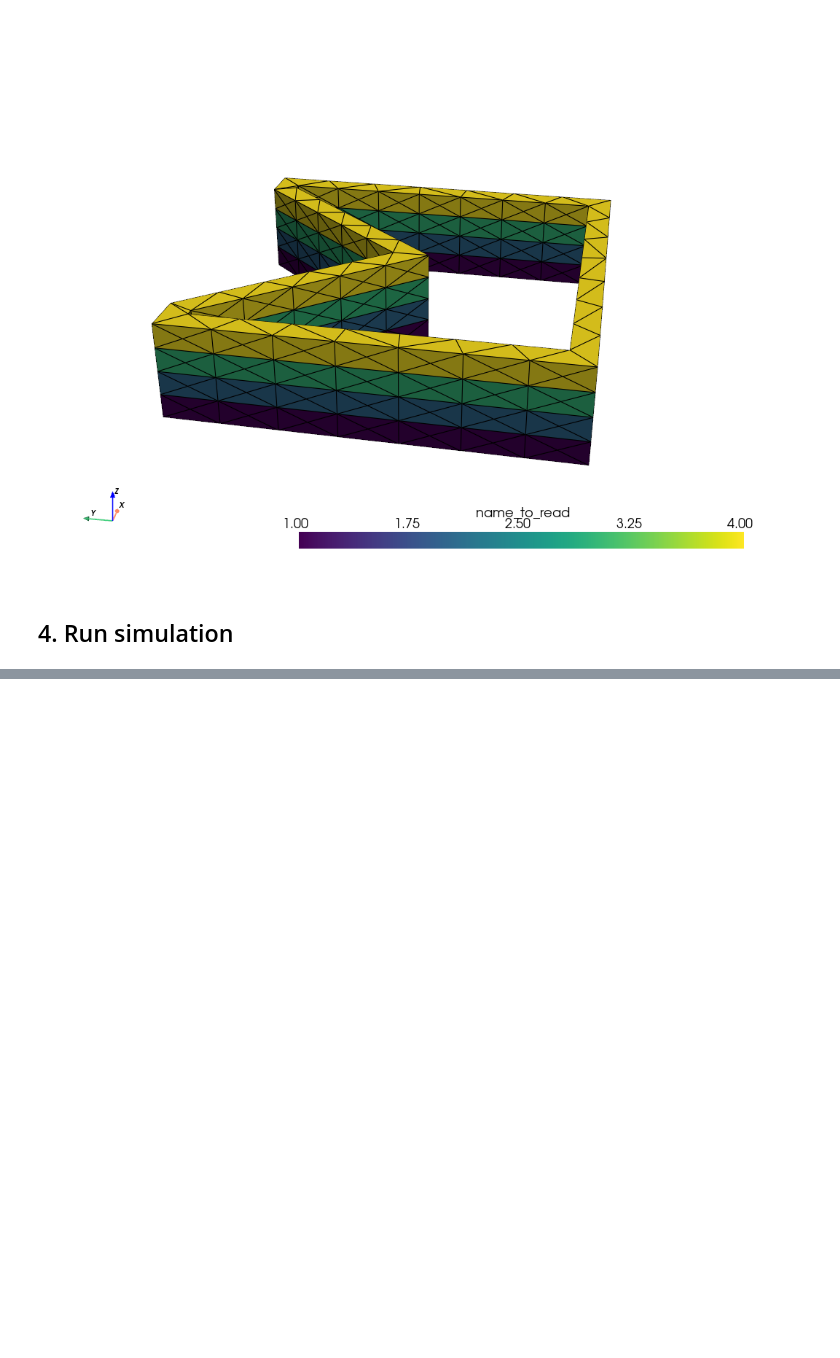
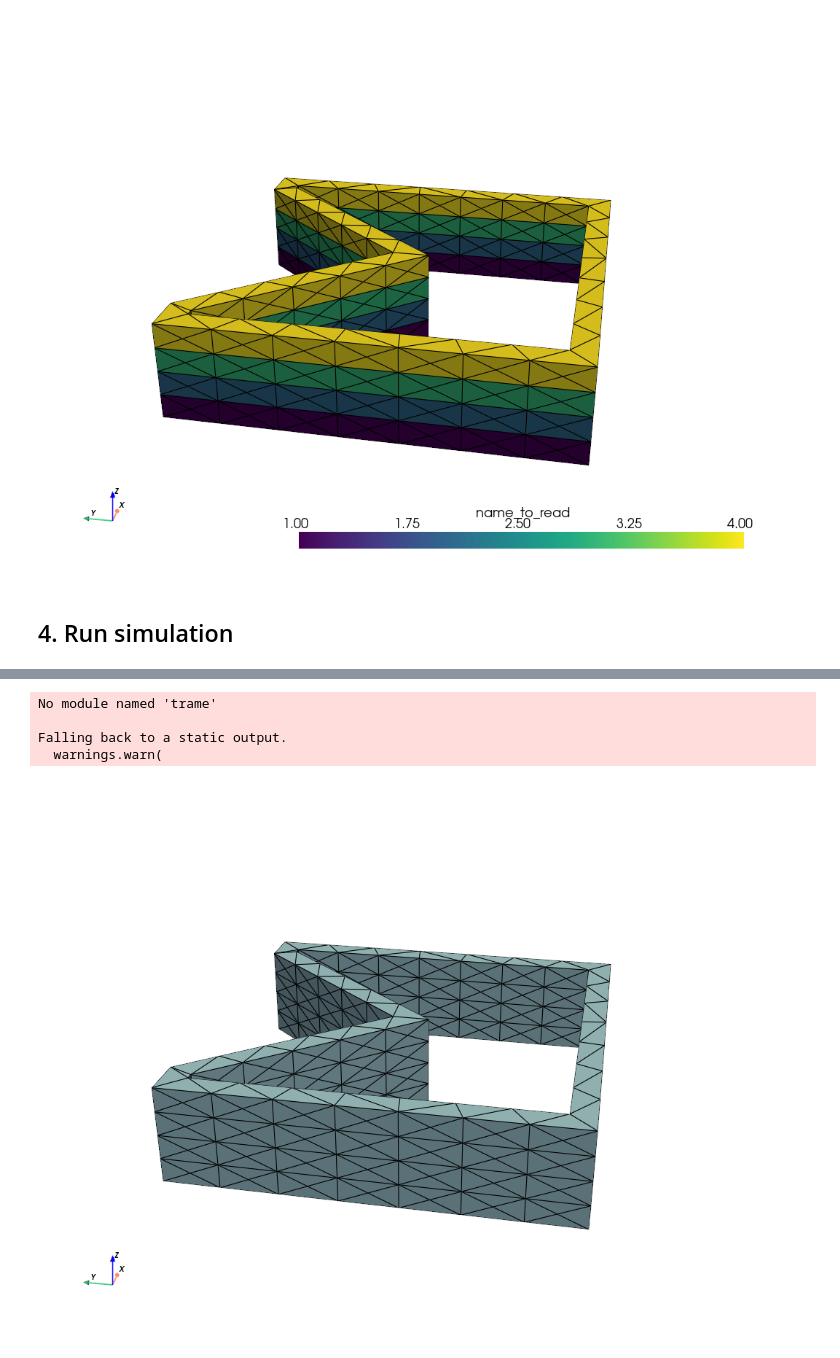
Before and after one commit to BAMresearch/amworkflow, a Jupyter notebook: examples/toy/toy.ipynb, the cells around one changed output, grey strips where cells are left out. Saved outputs shown, nothing was run; the diff lists cells and outputs as text; code cells hidden in the pictures; blank space fills up the shorter version.

```diff
--- a/examples/toy/toy.ipynb
+++ b/examples/toy/toy.ipynb
@@ -125,2 +142,6 @@ pd.read_csv(OUTPUT / f"{OUTPUT_NAME}.csv")
  PosixPath('/home/araderma/Documents/03_codes/amworkflow/examples/toy/output_notebook/toy.xdmf'),
  PosixPath('/home/araderma/Documents/03_codes/amworkflow/examples/toy/output_notebook/toy.stp')]
+# %%
+with open(OUTPUT / f"{OUTPUT_NAME}.gcode") as f:
+    lines = [line for line in f]
+print("".join(lines))
@@ -177,0 +268,11 @@ Falling back to a static output.
+# %%
+# display xdmf
+mesh = pv.read(OUTPUT / f"{OUTPUT_NAME}_sim_structure.xdmf")
+#mesh.plot(cpos='xz', show_edges=True)
+mesh.plot(cpos=[-10, -2, 5], show_edges=True)
+# %% [output]
+No module named 'trame'
+
+Falling back to a static output.
+  warnings.warn(
+[figure, added]
```
Also changed, not shown: parts of 8 cells of this notebook, 6 other files.
